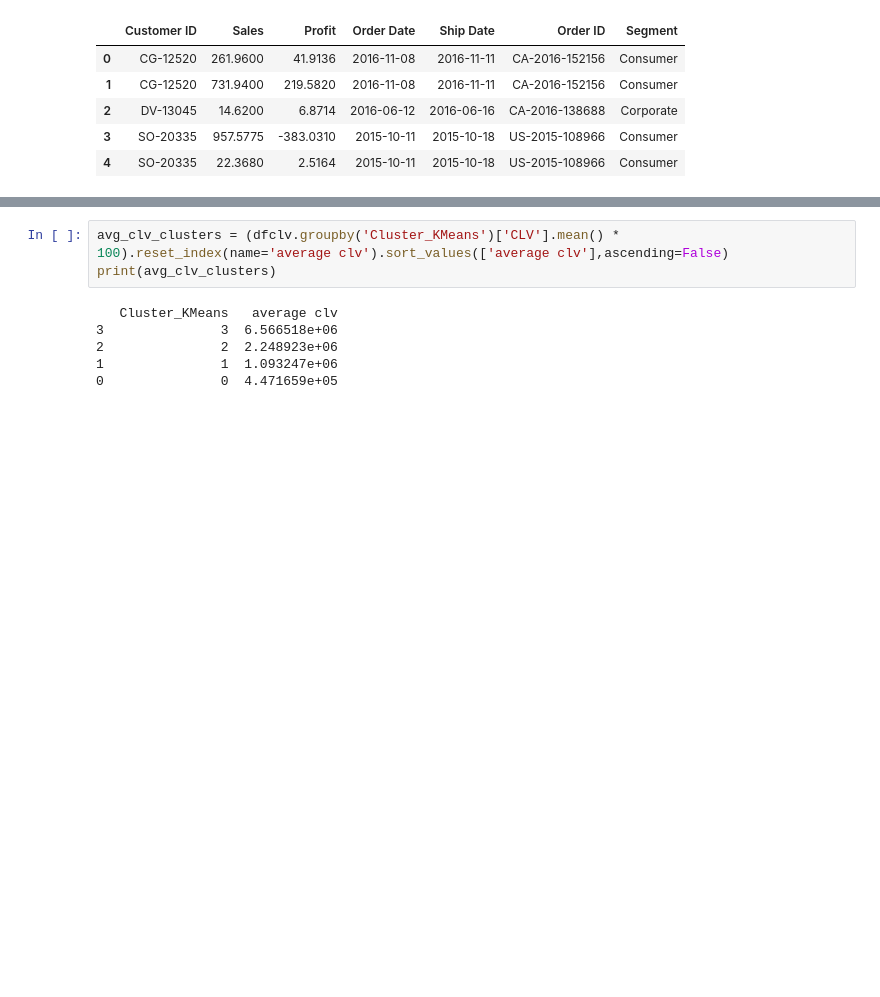
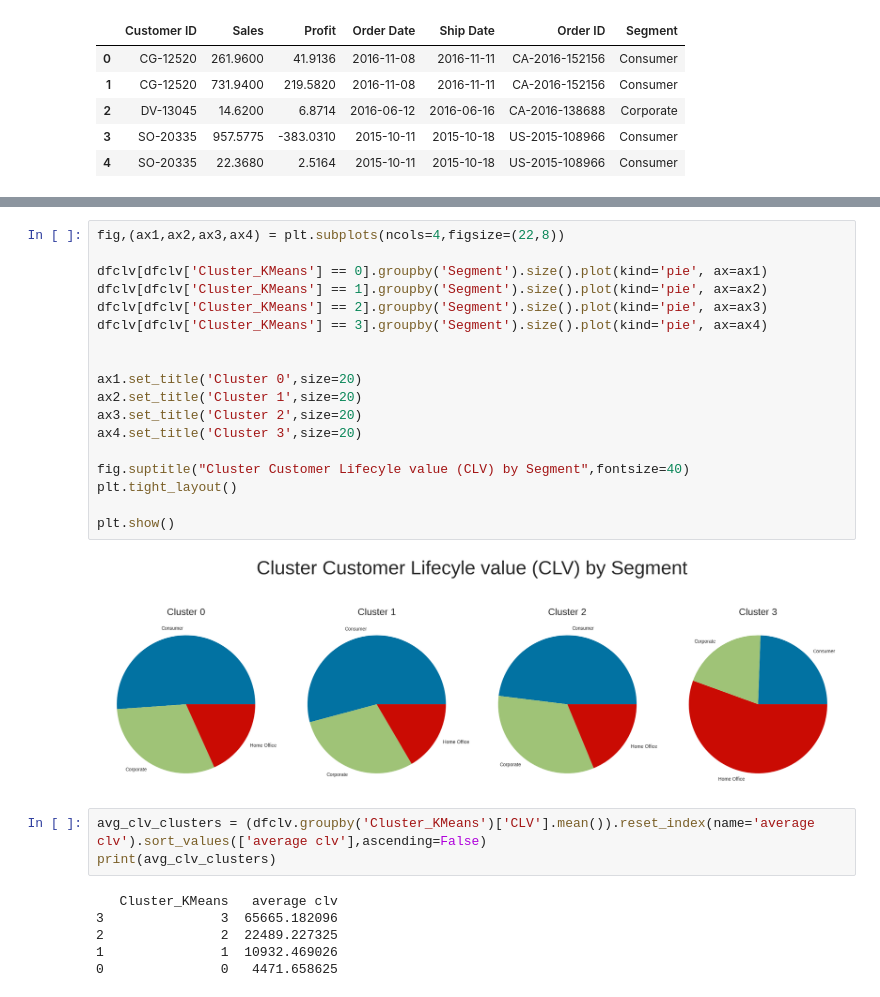
Before and after one commit to SuperDataScience-Community-Projects/SDS-CP008-superstore-customer-segmentation, a Jupyter notebook: notebooks/sheila/SDS_CP008_Sheila.ipynb, the cells around one changed output, grey strips where cells are left out. Cells and saved outputs as stored; diff of their text form; blank space fills up the shorter version.

```diff
--- a/notebooks/sheila/SDS_CP008_Sheila.ipynb
+++ b/notebooks/sheila/SDS_CP008_Sheila.ipynb
@@ -1077,12 +1107,32 @@ dfclv.head()
 | 2 | DV-13045 | 14.6200 | 6.8714 | 2016-06-12 | 2016-06-16 | CA-2016-138688 | Corporate | 2349.284499 | 0 |
 | 3 | SO-20335 | 957.5775 | -383.0310 | 2015-10-11 | 2015-10-18 | US-2015-108966 | Consumer | 4684.811536 | 0 |
 | 4 | SO-20335 | 22.3680 | 2.5164 | 2015-10-11 | 2015-10-18 | US-2015-108966 | Consumer | 4684.811536 | 0 |
+# %%
+fig,(ax1,ax2,ax3,ax4) = plt.subplots(ncols=4,figsize=(22,8))
+
+dfclv[dfclv['Cluster_KMeans'] == 0].groupby('Segment').size().plot(kind='pie', ax=ax1)
+dfclv[dfclv['Cluster_KMeans'] == 1].groupby('Segment').size().plot(kind='pie', ax=ax2)
+dfclv[dfclv['Cluster_KMeans'] == 2].groupby('Segment').size().plot(kind='pie', ax=ax3)
+dfclv[dfclv['Cluster_KMeans'] == 3].groupby('Segment').size().plot(kind='pie', ax=ax4)
+
+
+ax1.set_title('Cluster 0',size=20)
+ax2.set_title('Cluster 1',size=20)
+ax3.set_title('Cluster 2',size=20)
+ax4.set_title('Cluster 3',size=20)
+
+fig.suptitle("Cluster Customer Lifecyle value (CLV) by Segment",fontsize=40)
+plt.tight_layout()
+
+plt.show()
+# %% [output]
+[figure, added]
 # %%
-avg_clv_clusters = (dfclv.groupby('Cluster_KMeans')['CLV'].mean() * 100).reset_index(name='average clv').sort_values(['average clv'],ascending=False)
+avg_clv_clusters = (dfclv.groupby('Cluster_KMeans')['CLV'].mean()).reset_index(name='average clv').sort_values(['average clv'],ascending=False)
 print(avg_clv_clusters)
 # %% [output]
    Cluster_KMeans   average clv
-3               3  6.566518e+06
-2               2  2.248923e+06
-1               1  1.093247e+06
-0               0  4.471659e+05
+3               3  65665.182096
+2               2  22489.227325
+1               1  10932.469026
+0               0   4471.658625
```
Also changed, not shown: parts of 49 cells of this notebook.
